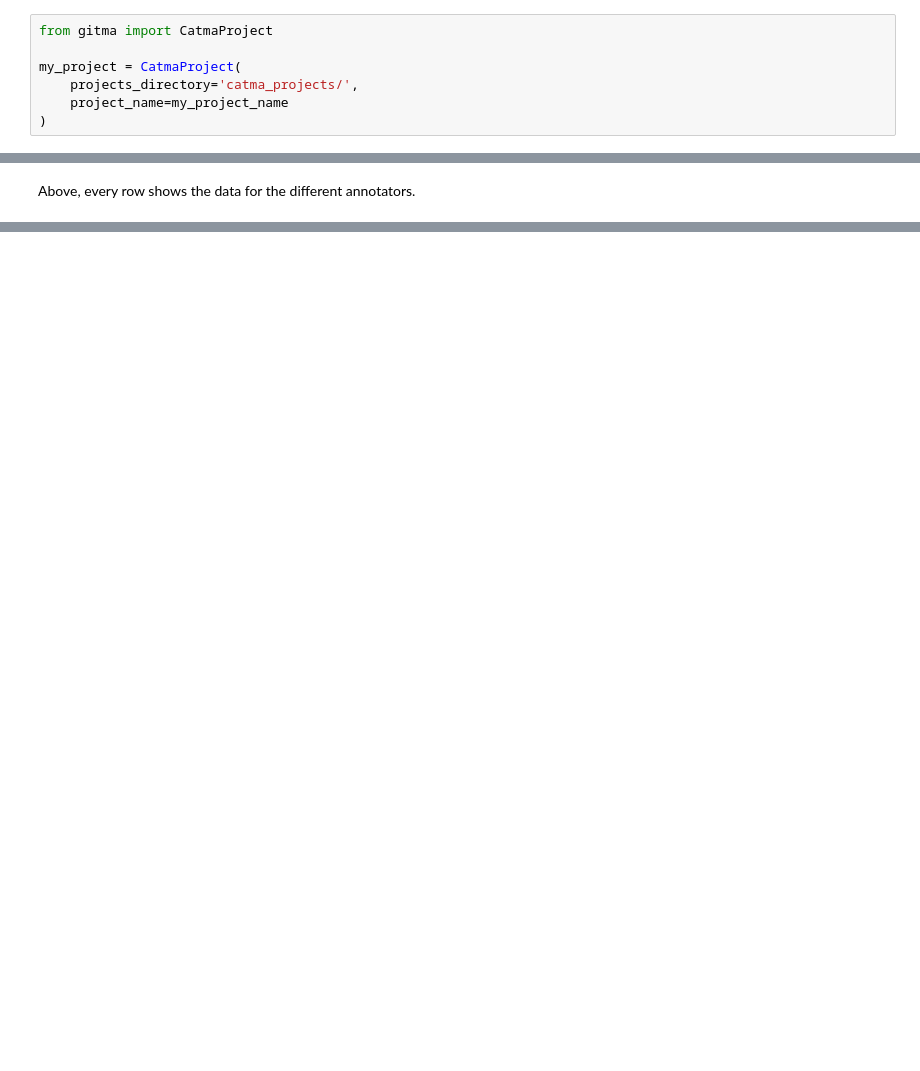
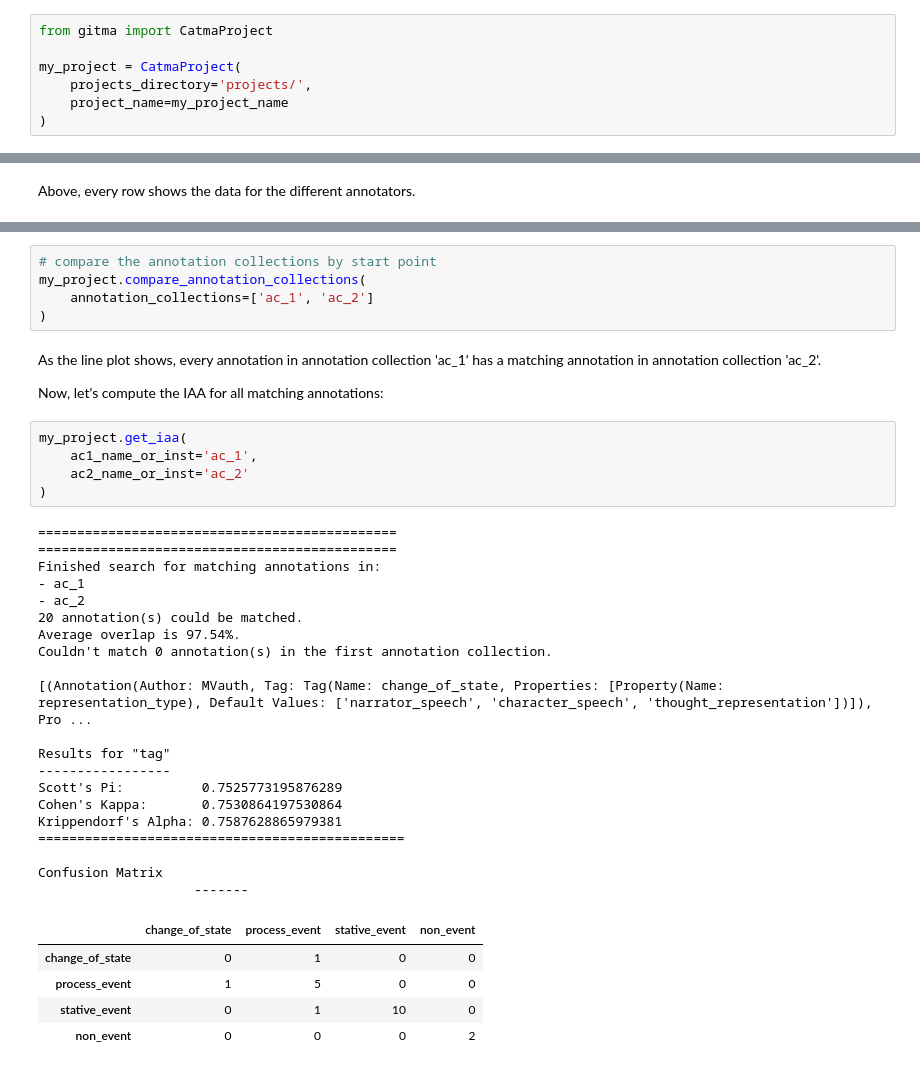
Before and after one commit to janis711/gitma_introuction, a Jupyter notebook: gitma_introduction_notebook.ipynb, the cells around one changed output, grey strips where cells are left out. Drawn from its saved outputs; the diff is of its cells as text; blank space fills up the shorter version.

```diff
--- a/gitma_introduction_notebook.ipynb
+++ b/gitma_introduction_notebook.ipynb
@@ -45,6 +41,6 @@ If a project was previously loaded from CATMA's GitLab backend, and you try to d
 from gitma import CatmaProject
 
 my_project = CatmaProject(
-    projects_directory='catma_projects/',
+    projects_directory='projects/',
     project_name=my_project_name
 )
@@ -156,0 +207,40 @@ Above, every row shows the data for the different annotators.
+# %%
+# compare the annotation collections by start point
+my_project.compare_annotation_collections(
+    annotation_collections=['ac_1', 'ac_2']
+)
+# %% [markdown]
+As the line plot shows, every annotation in annotation collection 'ac_1' has a matching annotation in annotation collection 'ac_2'.
+
+Now, let's compute the IAA for all matching annotations:
+# %%
+my_project.get_iaa(
+    ac1_name_or_inst='ac_1',
+    ac2_name_or_inst='ac_2'
+)
+# %% [output]
+==============================================
+==============================================
+Finished search for matching annotations in:
+- ac_1
+- ac_2
+20 annotation(s) could be matched.
+Average overlap is 97.54%.
+Couldn't match 0 annotation(s) in the first annotation collection.
+
+[(Annotation(Author: MVauth, Tag: Tag(Name: change_of_state, Properties: [Property(Name: representation_type), Default Values: ['narrator_speech', 'character_speech', 'thought_representation'])]), Pro ...
+
+Results for "tag"
+-----------------
+Scott's Pi:          0.7525773195876289
+Cohen's Kappa:       0.7530864197530864
+Krippendorf's Alpha: 0.7587628865979381
+===============================================
+
+Confusion Matrix
+                    -------
+|  | change_of_state | process_event | stative_event | non_event |
+| change_of_state | 0 | 1 | 0 | 0 |
+| process_event | 1 | 5 | 0 | 0 |
+| stative_event | 0 | 1 | 10 | 0 |
+| non_event | 0 | 0 | 0 | 2 |
```
Also changed, not shown: parts of 21 cells of this notebook, 5 other files.
